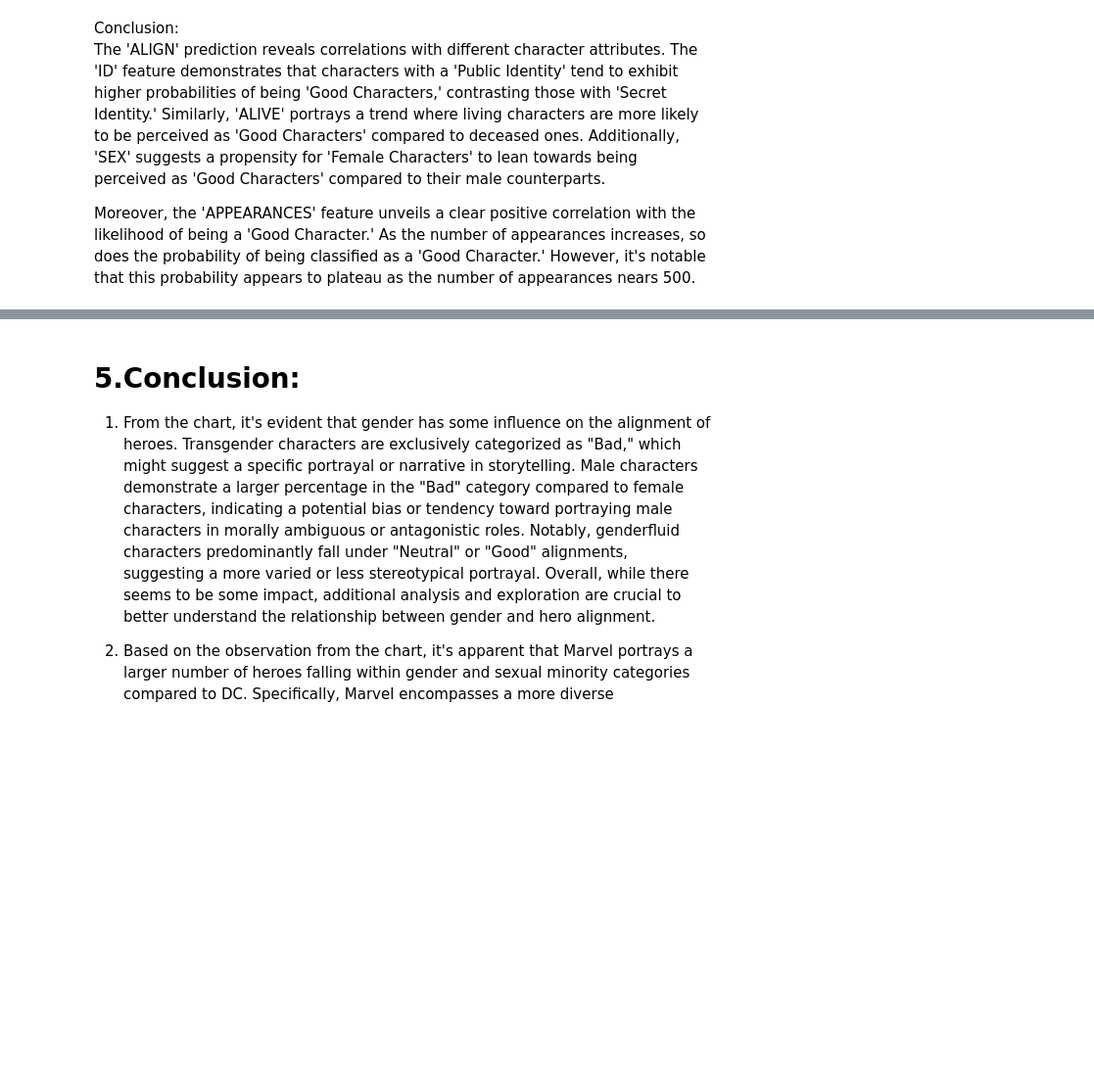
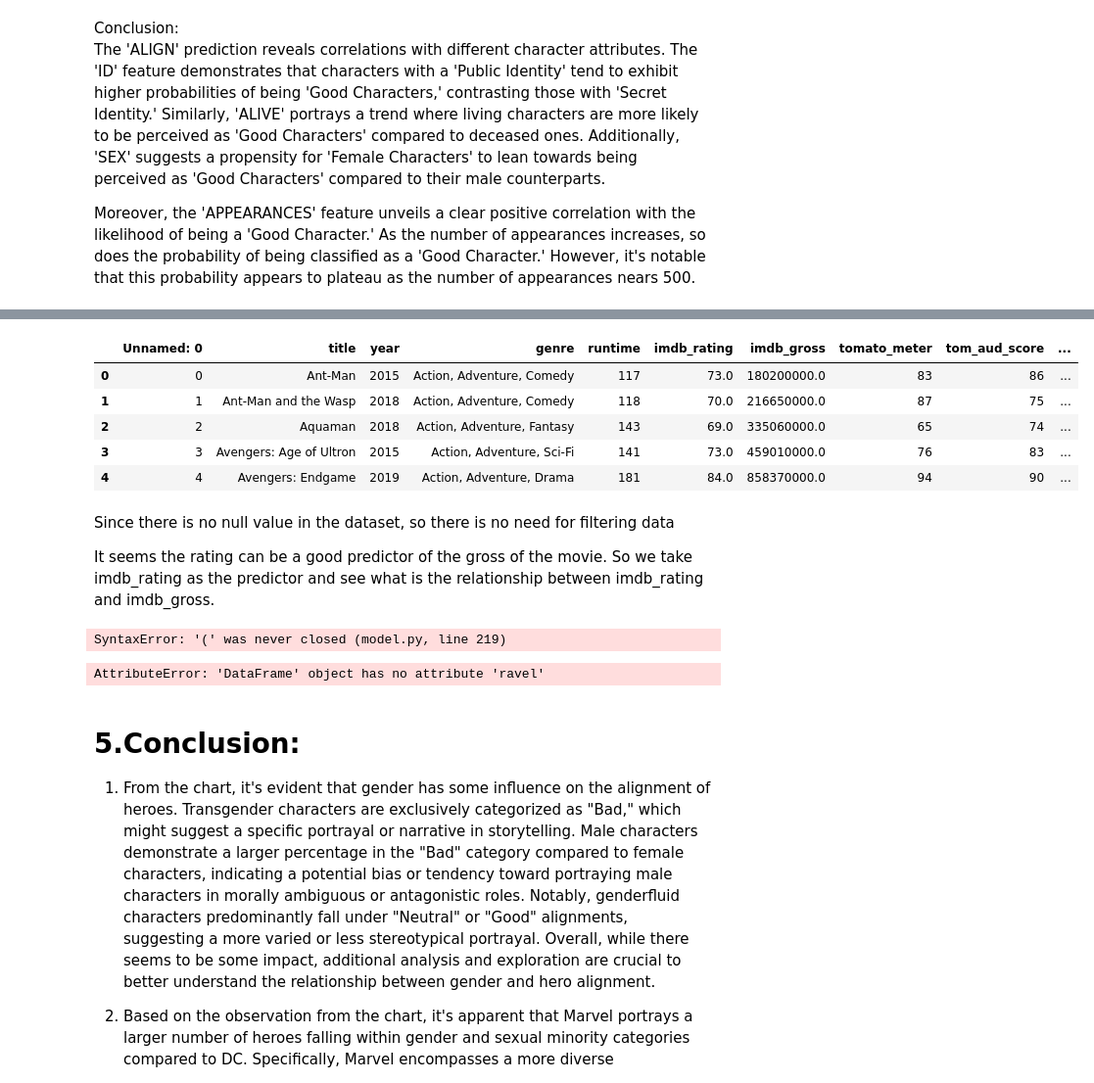
Before and after one commit to jc000222/Hero_Analysis, a Jupyter notebook: hero_analysis.ipynb, the cells around one changed output, grey strips where cells are left out. Shown: that part at 98% size. Saved outputs shown, nothing was run; the diff lists cells and outputs as text; code cells hidden in the pictures; blank space fills up the shorter version.

```diff
--- a/hero_analysis.ipynb
+++ b/hero_analysis.ipynb
@@ -1015,0 +617,13 @@ Moreover, the 'APPEARANCES' feature unveils a clear positive correlation with th
+# %%
+df_movie.head()
+# %% [output]
+|  | Unnamed: 0 | title | year | genre | runtime | imdb_rating | imdb_gross | tomato_meter | tom_aud_score | ... |
+| 0 | 0 | Ant-Man | 2015 | Action, Adventure, Comedy | 117 | 73.0 | 180200000.0 | 83 | 86 | ... |
+| 1 | 1 | Ant-Man and the Wasp | 2018 | Action, Adventure, Comedy | 118 | 70.0 | 216650000.0 | 87 | 75 | ... |
+| 2 | 2 | Aquaman | 2018 | Action, Adventure, Fantasy | 143 | 69.0 | 335060000.0 | 65 | 74 | ... |
+| 3 | 3 | Avengers: Age of Ultron | 2015 | Action, Adventure, Sci-Fi | 141 | 73.0 | 459010000.0 | 76 | 83 | ... |
+| 4 | 4 | Avengers: Endgame | 2019 | Action, Adventure, Drama | 181 | 84.0 | 858370000.0 | 94 | 90 | ... |
+# %% [markdown]
+Since there is no null value in the dataset, so there is no need for filtering data
+
+It seems the rating can be a good predictor of the gross of the movie. So we take imdb_rating as the predictor and see what is the relationship between imdb_rating and imdb_gross.
@@ -1016,3 +633,14 @@ Moreover, the 'APPEARANCES' feature unveils a clear positive correlation with th
+# %%
+from src.hero_data.model import ModelBuilder
+
+movie_model=ModelBuilder(df_movie)
+movie_model.movie_gross_polynomial()
+# %% [output]
+SyntaxError: '(' was never closed (model.py, line 219)
+# %%
+movie_model.accuracy()
+# %% [output]
+AttributeError: 'DataFrame' object has no attribute 'ravel'
 # %% [markdown]
 # 5.Conclusion:
 1. From the chart, it's evident that gender has some influence on the alignment of heroes. Transgender characters are exclusively categorized as "Bad," which might suggest a specific portrayal or narrative in storytelling. Male characters demonstrate a larger percentage in the "Bad" category compared to female characters, indicating a potential bias or tendency toward portraying male characters in morally ambiguous or antagonistic roles. Notably, genderfluid characters predominantly fall under "Neutral" or "Good" alignments, suggesting a more varied or less stereotypical portrayal. Overall, while there seems to be some impact, additional analysis and exploration are crucial to better understand the relationship between gender and hero alignment.
```
Also changed, not shown: parts of 78 cells of this notebook, 3 other files.
